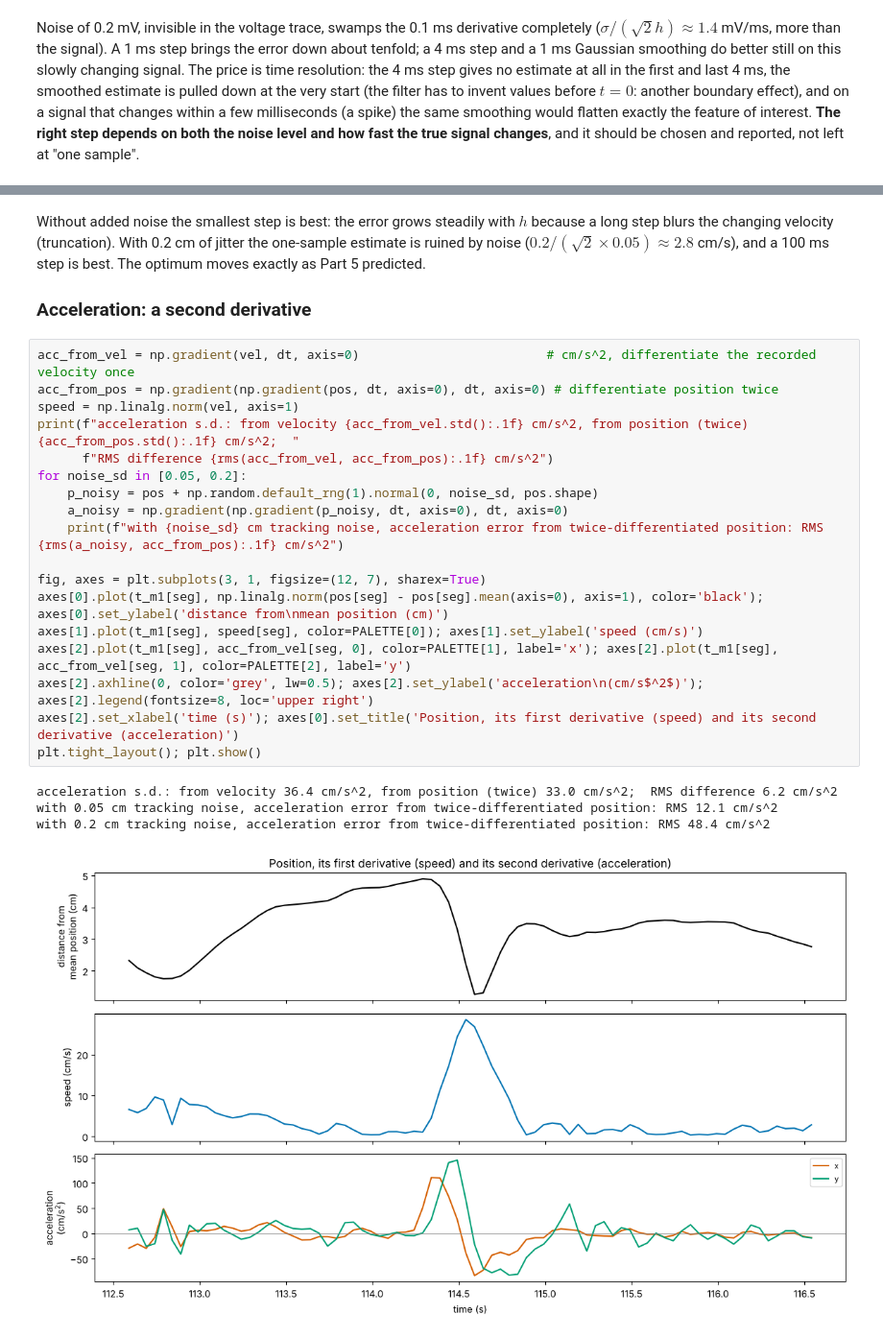
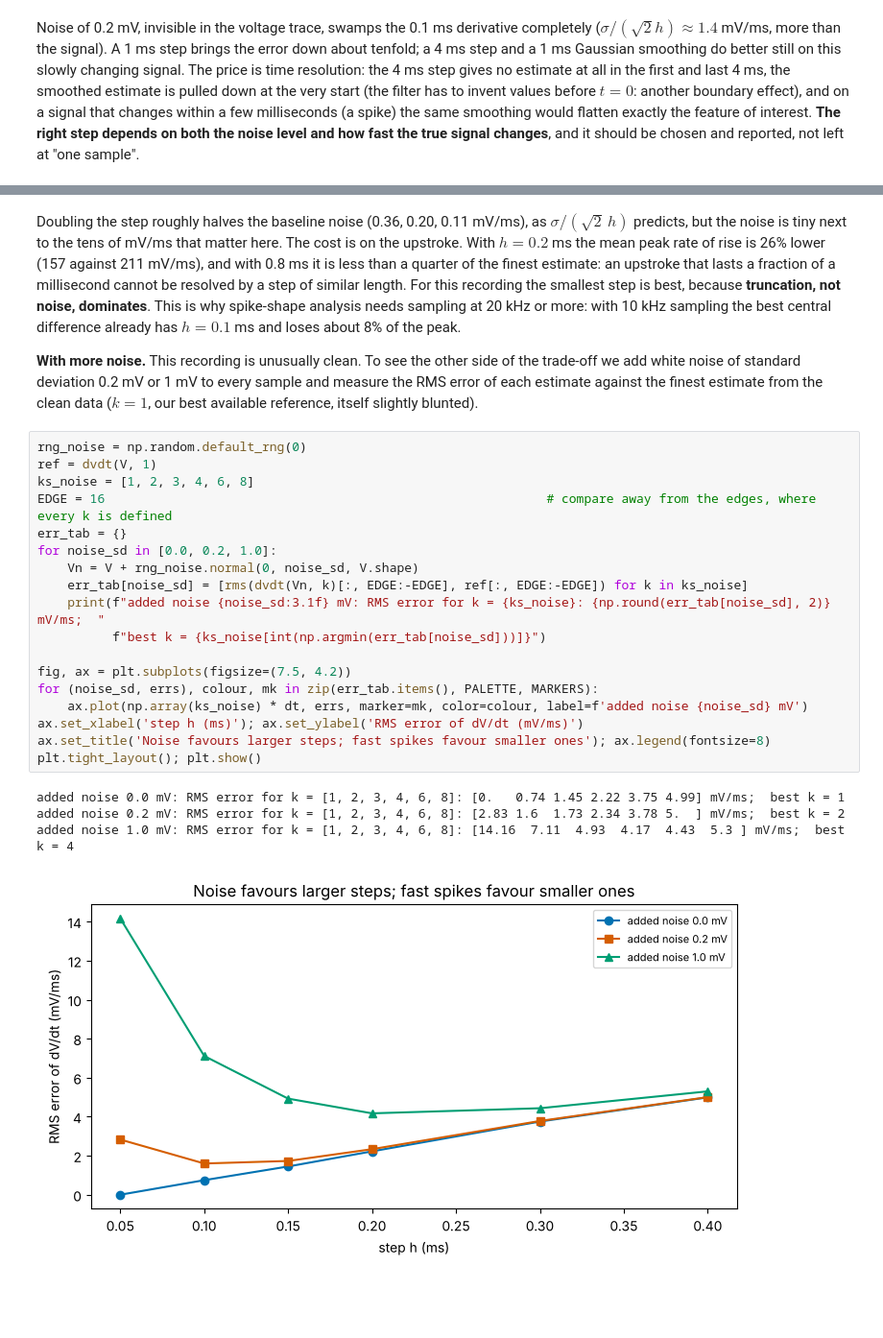
Before and after one commit to peter-adepoju/math-neuro-ml, a Jupyter notebook: week3/lesson9/Lesson9_Teaching_Notebook.ipynb, the cells around one changed output, grey strips where cells are left out. Shown at 96% size. Saved outputs shown, nothing was run; the diff lists cells and outputs as text; blank space fills up the shorter version.

```diff
--- a/week3/lesson9/Lesson9_Teaching_Notebook.ipynb
+++ b/week3/lesson9/Lesson9_Teaching_Notebook.ipynb
@@ -561,28 +582,28 @@ position noise 0.20 cm: RMS velocity error for k = [1, 2, 3, 4, 6, 8]: [2.87 1.7
 # %% [markdown]
-Without added noise the smallest step is best: the error grows steadily with $h$ because a long step blurs the changing velocity (truncation). With 0.2 cm of jitter the one-sample estimate is ruined by noise ($0.2/(\sqrt2 \times 0.05) \approx 2.8$ cm/s), and a 100 ms step is best. The optimum moves exactly as Part 5 predicted.
+Doubling the step roughly halves the baseline noise (0.36, 0.20, 0.11 mV/ms), as $\sigma/(\sqrt2\,h)$ predicts, but the noise is tiny next to the tens of mV/ms that matter here. The cost is on the upstroke. With $h = 0.2$ ms the mean peak rate of rise is 26% lower (157 against 211 mV/ms), and with 0.8 ms it is less than a quarter of the finest estimate: an upstroke that lasts a fraction of a millisecond cannot be resolved by a step of similar length. For this recording the smallest step is best, because **truncation, not noise, dominates**. This is why spike-shape analysis needs sampling at 20 kHz or more: with 10 kHz sampling the best central difference already has $h = 0.1$ ms and loses about 8% of the peak.
 
-### Acceleration: a second derivative
+**With more noise.** This recording is unusually clean. To see the other side of the trade-off we add white noise of standard deviation 0.2 mV or 1 mV to every sample and measure the RMS error of each estimate against the finest estimate from the clean data ($k = 1$, our best available reference, itself slightly blunted).
 # %%
-acc_from_vel = np.gradient(vel, dt, axis=0)                         # cm/s^2, differentiate the recorded velocity once
-acc_from_pos = np.gradient(np.gradient(pos, dt, axis=0), dt, axis=0) # differentiate position twice
-speed = np.linalg.norm(vel, axis=1)
-print(f"acceleration s.d.: from velocity {acc_from_vel.std():.1f} cm/s^2, from position (twice) {acc_from_pos.std():.1f} cm/s^2;  "
-      f"RMS difference {rms(acc_from_vel, acc_from_pos):.1f} cm/s^2")
-for noise_sd in [0.05, 0.2]:
-    p_noisy = pos + np.random.default_rng(1).normal(0, noise_sd, pos.shape)
-    a_noisy = np.gradient(np.gradient(p_noisy, dt, axis=0), dt, axis=0)
-    print(f"with {noise_sd} cm tracking noise, acceleration error from twice-differentiated position: RMS {rms(a_noisy, acc_from_pos):.1f} cm/s^2")
+rng_noise = np.random.default_rng(0)
+ref = dvdt(V, 1)
+ks_noise = [1, 2, 3, 4, 6, 8]
+EDGE = 16                                                           # compare away from the edges, where every k is defined
+err_tab = {}
+for noise_sd in [0.0, 0.2, 1.0]:
+    Vn = V + rng_noise.normal(0, noise_sd, V.shape)
+    err_tab[noise_sd] = [rms(dvdt(Vn, k)[:, EDGE:-EDGE], ref[:, EDGE:-EDGE]) for k in ks_noise]
+    print(f"added noise {noise_sd:3.1f} mV: RMS error for k = {ks_noise}: {np.round(err_tab[noise_sd], 2)} mV/ms;  "
+          f"best k = {ks_noise[int(np.argmin(err_tab[noise_sd]))]}")
 
-fig, axes = plt.subplots(3, 1, figsize=(12, 7), sharex=True)
-axes[0].plot(t_m1[seg], np.linalg.norm(pos[seg] - pos[seg].mean(axis=0), axis=1), color='black'); axes[0].set_ylabel('distance from\nmean position (cm)')
-axes[1].plot(t_m1[seg], speed[seg], color=PALETTE[0]); axes[1].set_ylabel('speed (cm/s)')
-axes[2].plot(t_m1[seg], acc_from_vel[seg, 0], color=PALETTE[1], label='x'); axes[2].plot(t_m1[seg], acc_from_vel[seg, 1], color=PALETTE[2], label='y')
-axes[2].axhline(0, color='grey', lw=0.5); axes[2].set_ylabel('acceleration\n(cm/s$^2$)'); axes[2].legend(fontsize=8, loc='upper right')
-axes[2].set_xlabel('time (s)'); axes[0].set_title('Position, its first derivative (speed) and its second derivative (acceleration)')
+fig, ax = plt.subplots(figsize=(7.5, 4.2))
+for (noise_sd, errs), colour, mk in zip(err_tab.items(), PALETTE, MARKERS):
+    ax.plot(np.array(ks_noise) * dt, errs, marker=mk, color=colour, label=f'added noise {noise_sd} mV')
+ax.set_xlabel('step h (ms)'); ax.set_ylabel('RMS error of dV/dt (mV/ms)')
+ax.set_title('Noise favours larger steps; fast spikes favour smaller ones'); ax.legend(fontsize=8)
 plt.tight_layout(); plt.show()
 # %% [output]
-acceleration s.d.: from velocity 36.4 cm/s^2, from position (twice) 33.0 cm/s^2;  RMS difference 6.2 cm/s^2
-with 0.05 cm tracking noise, acceleration error from twice-differentiated position: RMS 12.1 cm/s^2
-with 0.2 cm tracking noise, acceleration error from twice-differentiated position: RMS 48.4 cm/s^2
+added noise 0.0 mV: RMS error for k = [1, 2, 3, 4, 6, 8]: [0.   0.74 1.45 2.22 3.75 4.99] mV/ms;  best k = 1
+added noise 0.2 mV: RMS error for k = [1, 2, 3, 4, 6, 8]: [2.83 1.6  1.73 2.34 3.78 5.  ] mV/ms;  best k = 2
+added noise 1.0 mV: RMS error for k = [1, 2, 3, 4, 6, 8]: [14.16  7.11  4.93  4.17  4.43  5.3 ] mV/ms;  best k = 4
-[figure, old version]
+[figure, new version]
 # %% [markdown]
```
Also changed, not shown: parts of 18 cells of this notebook, 1 other file.
